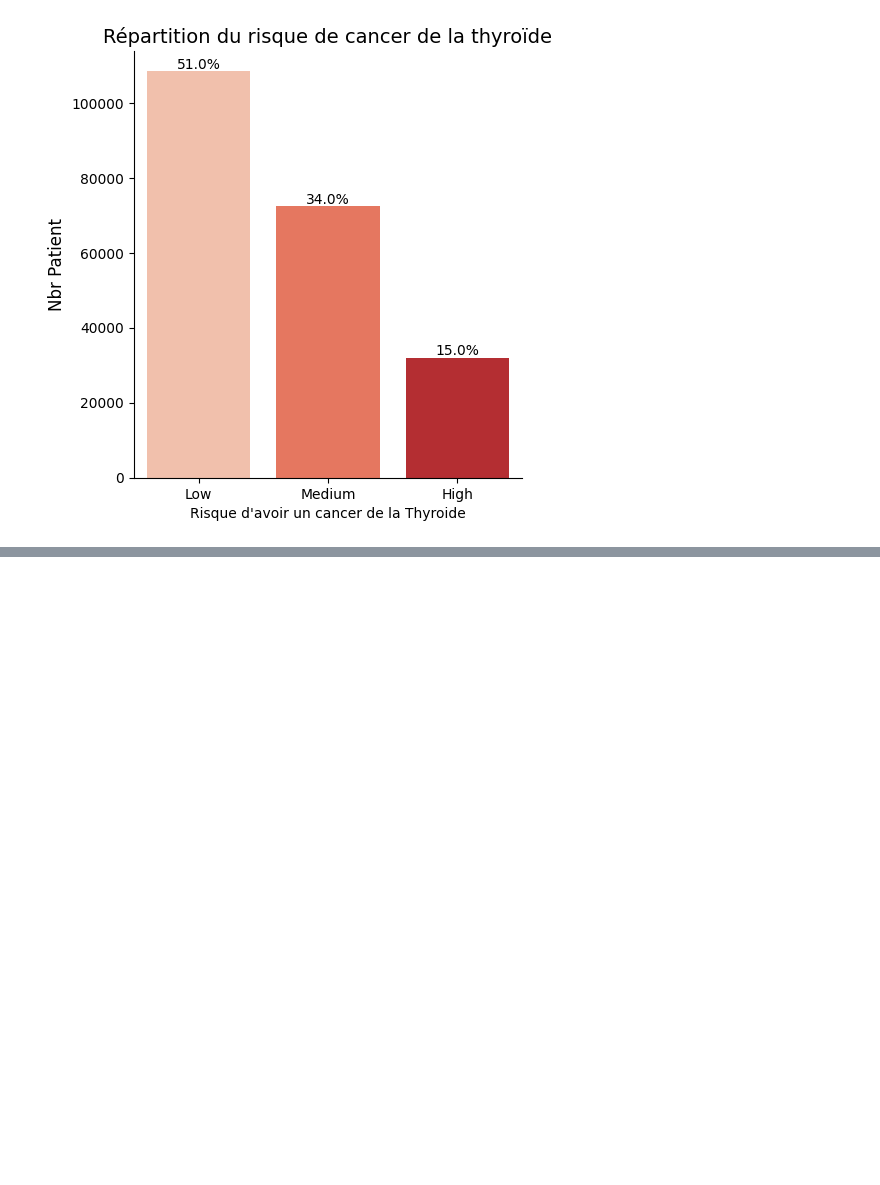
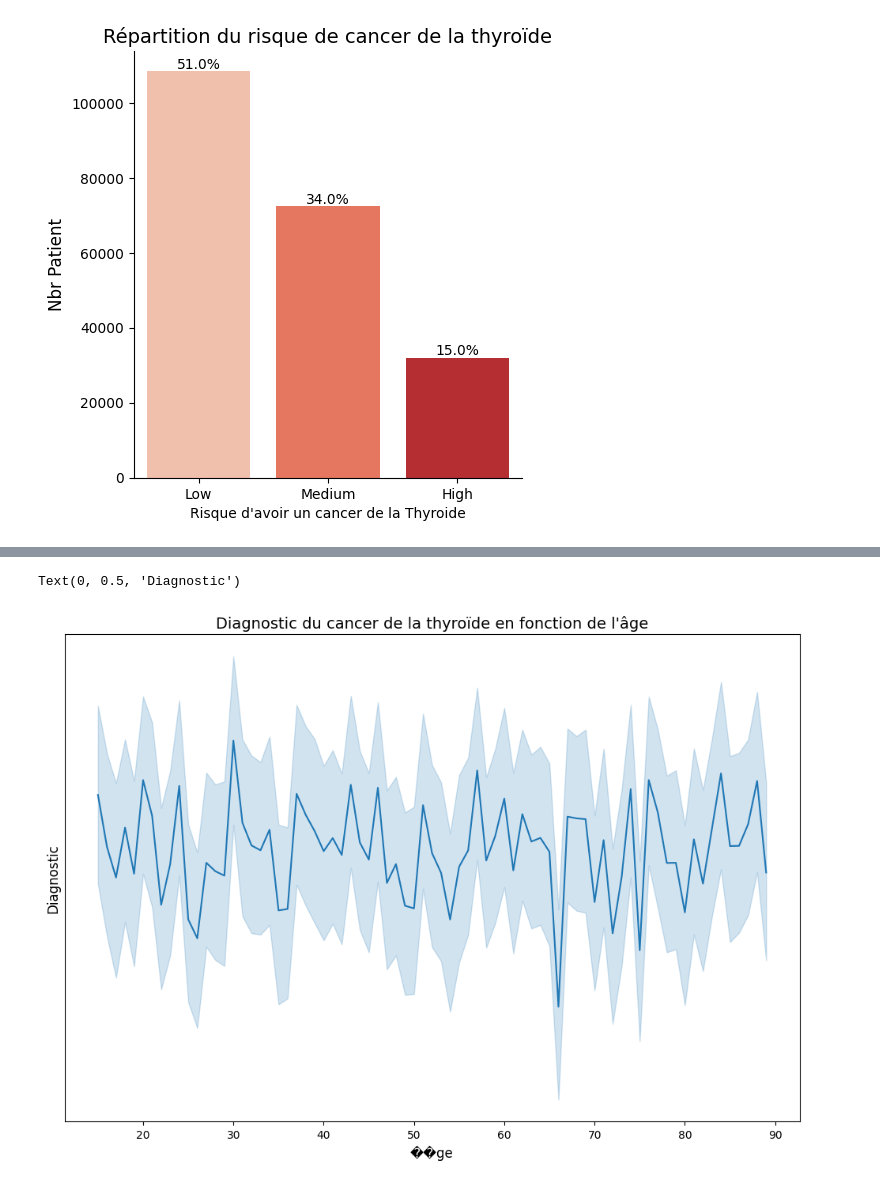
Before and after one commit to Death4Sword/ML_Cancer_Risk_Project, a Jupyter notebook: analyse_exploratoire.ipynb, the cells around one changed output, grey strips where cells are left out. Saved outputs shown, nothing was run; the diff lists cells and outputs as text; code cells hidden in the pictures; blank space fills up the shorter version.

```diff
--- a/analyse_exploratoire.ipynb
+++ b/analyse_exploratoire.ipynb
@@ -153,3 +169,14 @@ NameError: name 'Markdown' is not defined
+# %%
+# graph comparaison age & diagnostic sous forme de ligne # modifier add tranche d'age etc voir ce que ça donne
+
+fig, ax = plt.subplots(figsize=(12, 8))
+sns.lineplot(data=df, x='Age', y='Diagnosis', ax=ax)
+ax.set_title('Diagnostic du cancer de la thyroïde en fonction de l\'âge', fontsize=14)
+ax.set_xlabel('��ge', fontsize=12)
+ax.set_ylabel('Diagnostic', fontsize=12)
+# %% [output]
+Text(0, 0.5, 'Diagnostic')
+[figure, added]
 # %%
 #données homogénéisées mais cohérentes au vu des différentes statistiques disponibles sur les différents sites des gouvernements.
 #Voir ci contre : https://pmc.ncbi.nlm.nih.gov/articles/PMC8986939/#:~:text=5%2C%209%5D.-,Results,among%20females%20(Table%201).
```
Also changed, not shown: parts of 6 cells of this notebook, 1 other file.
